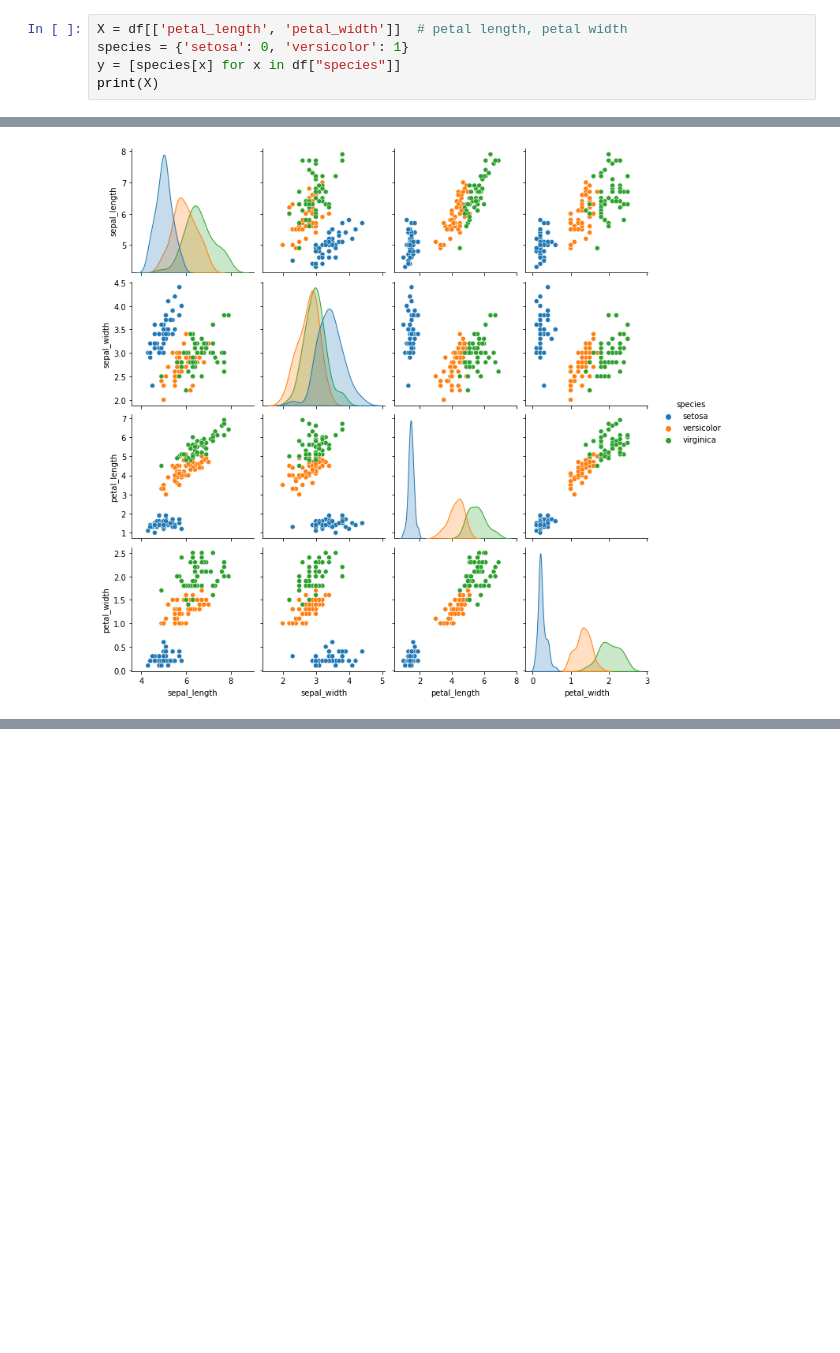
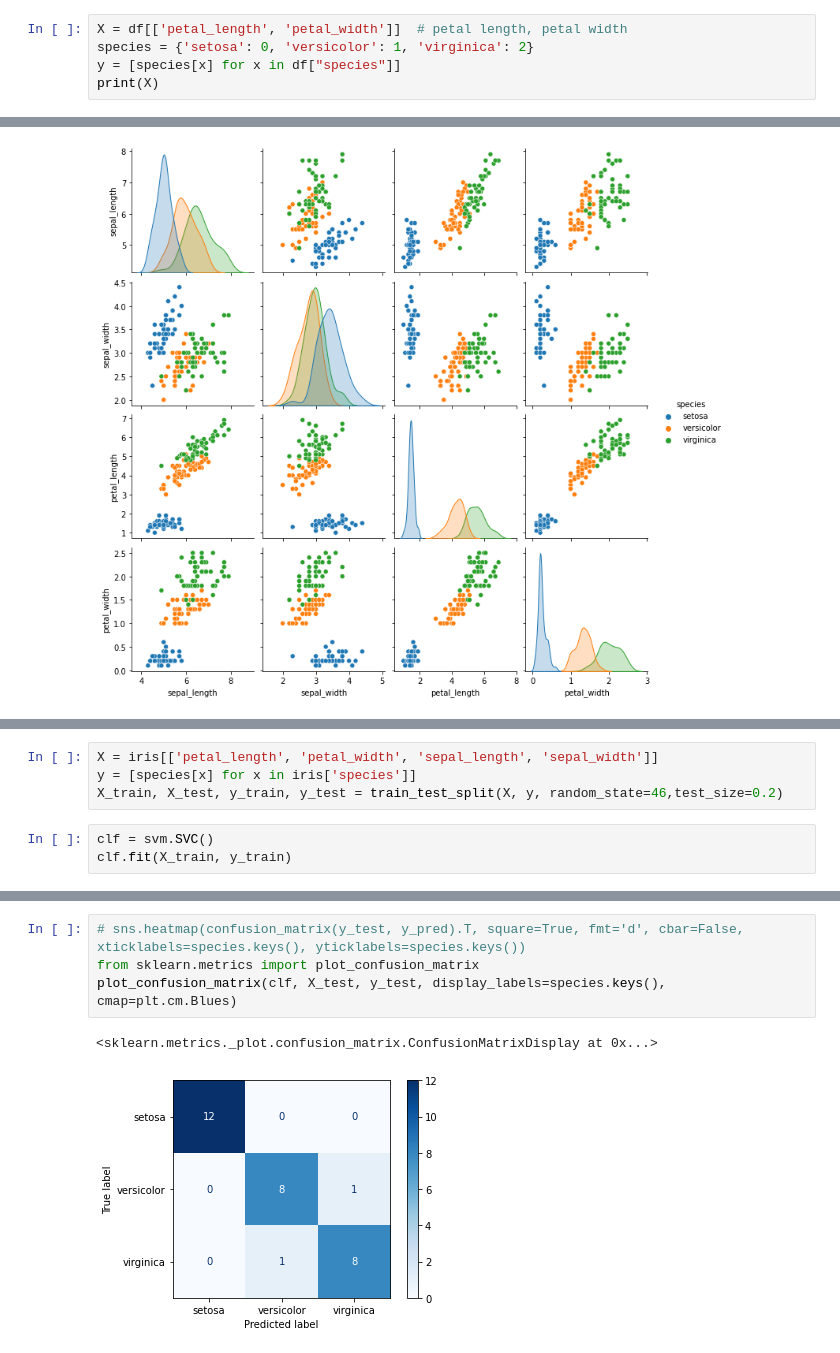
Before and after one commit to HesamAsad/task3, a Jupyter notebook: task3.ipynb, the cells around one changed output, grey strips where cells are left out. Cells and saved outputs as stored; diff of their text form; blank space fills up the shorter version.

```diff
--- a/task3.ipynb
+++ b/task3.ipynb
@@ -52,7 +52,7 @@ plt.show()
 from sklearn import svm
 # %%
 X = df[['petal_length', 'petal_width']]  # petal length, petal width
-species = {'setosa': 0, 'versicolor': 1}
+species = {'setosa': 0, 'versicolor': 1, 'virginica': 2}
 y = [species[x] for x in df["species"]]
 print(X)
 # %% [output]
@@ -119,0 +124,7 @@ plt.show()
+# %%
+X = iris[['petal_length', 'petal_width', 'sepal_length', 'sepal_width']]
+y = [species[x] for x in iris['species']]
+X_train, X_test, y_train, y_test = train_test_split(X, y, random_state=46,test_size=0.2)
+# %%
+clf = svm.SVC()
+clf.fit(X_train, y_train)
@@ -119,0 +150,7 @@ plt.show()
+# %%
+# sns.heatmap(confusion_matrix(y_test, y_pred).T, square=True, fmt='d', cbar=False, xticklabels=species.keys(), yticklabels=species.keys())
+from sklearn.metrics import plot_confusion_matrix
+plot_confusion_matrix(clf, X_test, y_test, display_labels=species.keys(), cmap=plt.cm.Blues)
+# %% [output]
+<sklearn.metrics._plot.confusion_matrix.ConfusionMatrixDisplay at 0x...>
+[figure, added]
```
Also changed, not shown: parts of 9 cells of this notebook.
